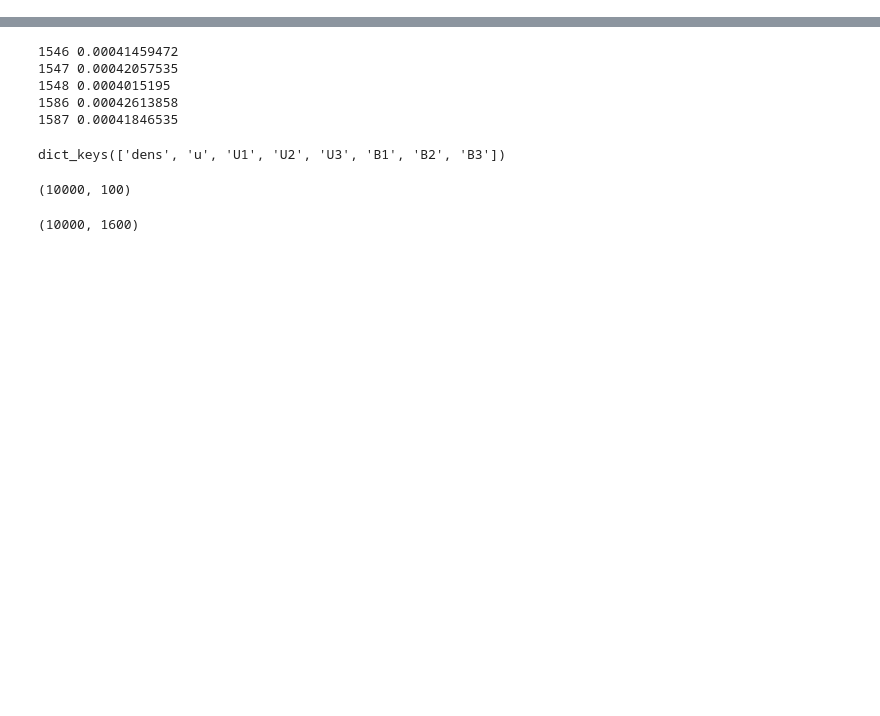
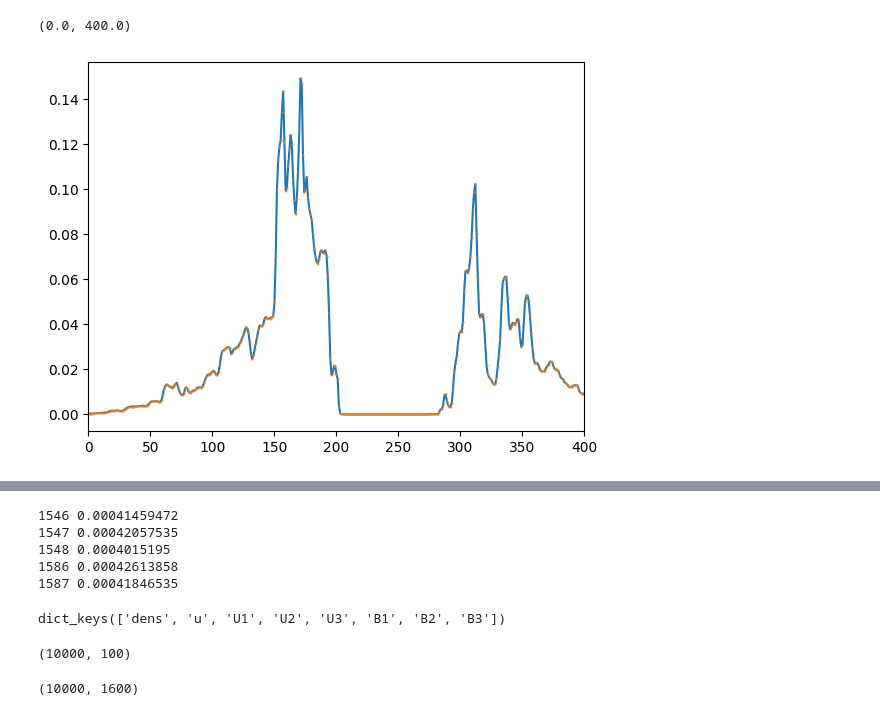
Before and after one commit to liamedeiros/Mahakala, a Jupyter notebook: demos/grmhd.ipynb, the cells around one changed output, grey strips where cells are left out. Cells and saved outputs as stored; diff of their text form; code cells hidden in the pictures; blank space fills up the shorter version.

```diff
--- a/demos/grmhd.ipynb
+++ b/demos/grmhd.ipynb
@@ -21,7 +22,7 @@ inclination_in_degrees = 60
 distance_in_rg = 1000
 
 fov = 10
-number_pixels_across = 10
+number_pixels_across = 40
 
 s0 = ma.initialize_geodesics_at_camera(bhspin, inclination_in_degrees, distance_in_rg, -fov, fov, number_pixels_across)
 # %%
@@ -28,0 +33,2 @@ S, final_dt = ma.geodesic_integrator(10000, s0, 40, 1e-4, bhspin)
+# %%
+prim_data = fluid_model.get_prims_from_geodesics_parallel(S)
@@ -28,0 +52,18 @@ S, final_dt = ma.geodesic_integrator(10000, s0, 40, 1e-4, bhspin)
+# %%
+primitive_data_og_40sq = np.load('prim_data_og_40sq.npy', allow_pickle=True).item()
+# %%
+
+ax1 = plt.subplot(1, 1, 1)
+
+primitive_data_og_40sq['dens'].shape
+
+#for j in range(primitive_data_og_40sq['dens'].shape[1])[::400]:
+for j in [400]:
+    ax1.plot(primitive_data_og_40sq['dens'][:, j], '-', label='og', ms=1)
+    ax1.plot(prim_data['dens'][:, j], '.', label='jax', ms=1)
+ax1.set_xlim(0, 400)
+
+#ax1.plot(primitive_data_og_40sq['dens'][:, 100], label='og')
+# %% [output]
+(0.0, 400.0)
+[figure, added]
```
Also changed, not shown: parts of 24 cells of this notebook, 2 other files.
